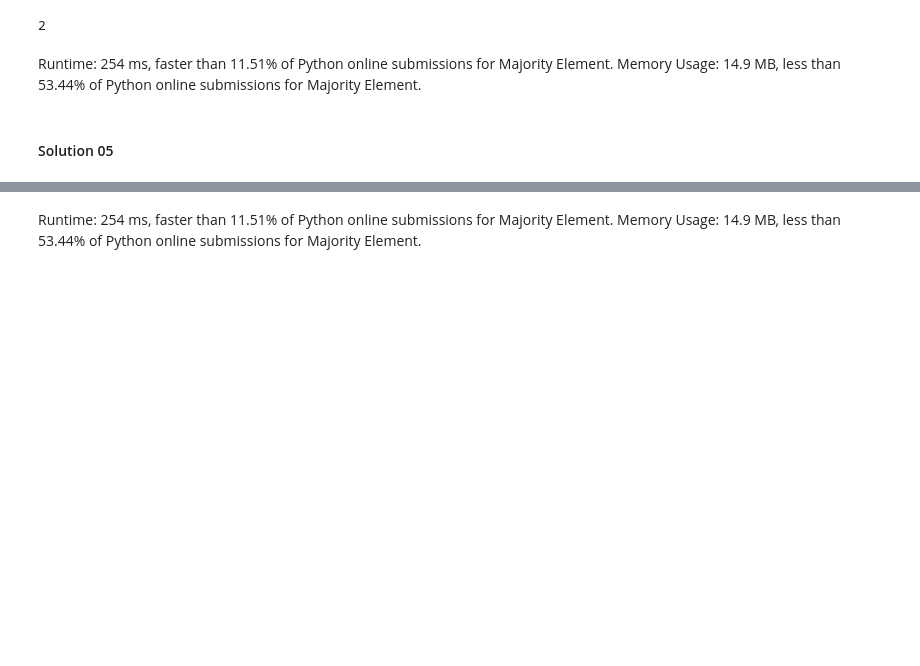
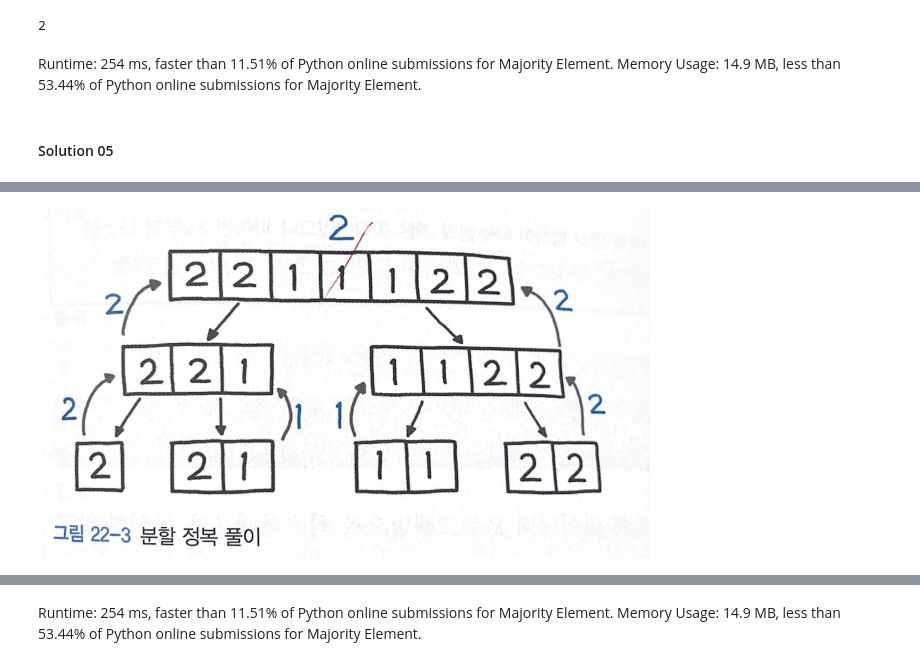
Before and after one commit to JJungEEun/CodingTest, a Jupyter notebook: interviews/chap22_분할정색/chap22_83.과반수 엘리먼트.ipynb, the cells around one changed output, grey strips where cells are left out. Drawn from its saved outputs; the diff is of its cells as text; code cells hidden in the pictures; blank space fills up the shorter version.

```diff
--- a/interviews/chap22_분할정색/chap22_83.과반수 엘리먼트.ipynb
+++ b/interviews/chap22_분할정색/chap22_83.과반수 엘리먼트.ipynb
@@ -133,3 +143,8 @@ majorityElement(nums)
+# %%
+from IPython.display import Image
+Image("83.png")
+# %% [output]
+[figure, added]
 # %%
 nums = [2,2,1,1,1,2,2]
 majorityElement(nums)
```
Also changed, not shown: parts of 8 cells of this notebook, 2 other files.
